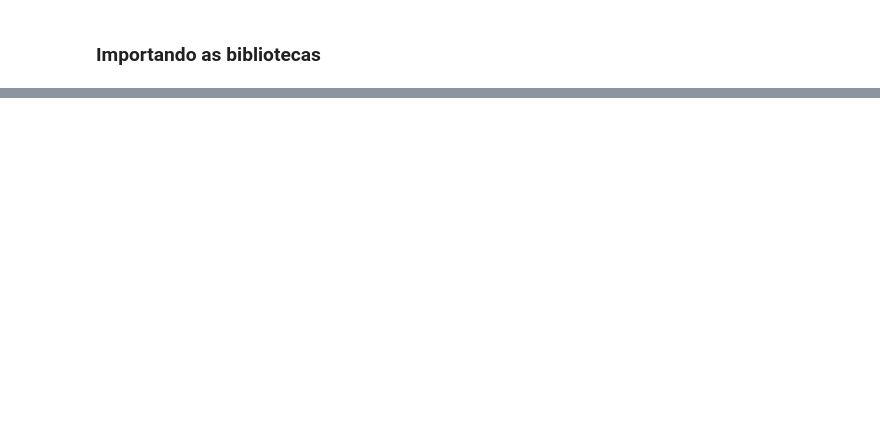
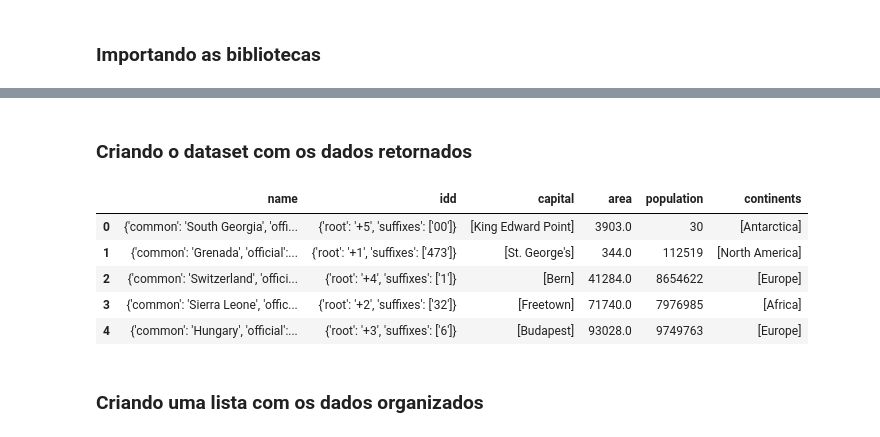
Before and after one commit to matheusresende7/python_projeto_final_4_api, a Jupyter notebook: notebooks/project.ipynb, the cells around one changed output, grey strips where cells are left out. Drawn from its saved outputs; the diff is of its cells as text; code cells hidden in the pictures; blank space fills up the shorter version.

```diff
--- a/notebooks/project.ipynb
+++ b/notebooks/project.ipynb
@@ -96,0 +101,2 @@ dtype: int64
+# %%
+response = requests.get(consts.URL_API_FILTERED) # Fazendo uma requisição get para a API com filtros de somente os dados necessários
@@ -96,0 +124,2 @@ dtype: int64
+# %%
+response_all = response.json() # Armazenando o retorno em uma variável
@@ -96,0 +166,15 @@ dtype: int64
+# %% [markdown]
+### Criando o dataset com os dados retornados
+# %%
+df = pd.DataFrame(response_all) # Criando o dataset com os dados retornados
+
+df.head() # Exibindo o dataset
+# %% [output]
+|  | name | idd | capital | area | population | continents |
+| 0 | {'common': 'South Georgia', 'offi... | {'root': '+5', 'suffixes': ['00']} | [King Edward Point] | 3903.0 | 30 | [Antarctica] |
+| 1 | {'common': 'Grenada', 'official':... | {'root': '+1', 'suffixes': ['473']} | [St. George's] | 344.0 | 112519 | [North America] |
+| 2 | {'common': 'Switzerland', 'offici... | {'root': '+4', 'suffixes': ['1']} | [Bern] | 41284.0 | 8654622 | [Europe] |
+| 3 | {'common': 'Sierra Leone', 'offic... | {'root': '+2', 'suffixes': ['32']} | [Freetown] | 71740.0 | 7976985 | [Africa] |
+| 4 | {'common': 'Hungary', 'official':... | {'root': '+3', 'suffixes': ['6']} | [Budapest] | 93028.0 | 9749763 | [Europe] |
+# %% [markdown]
+### Criando uma lista com os dados organizados
```
Also changed, not shown: parts of 48 cells of this notebook, 4 other files.
